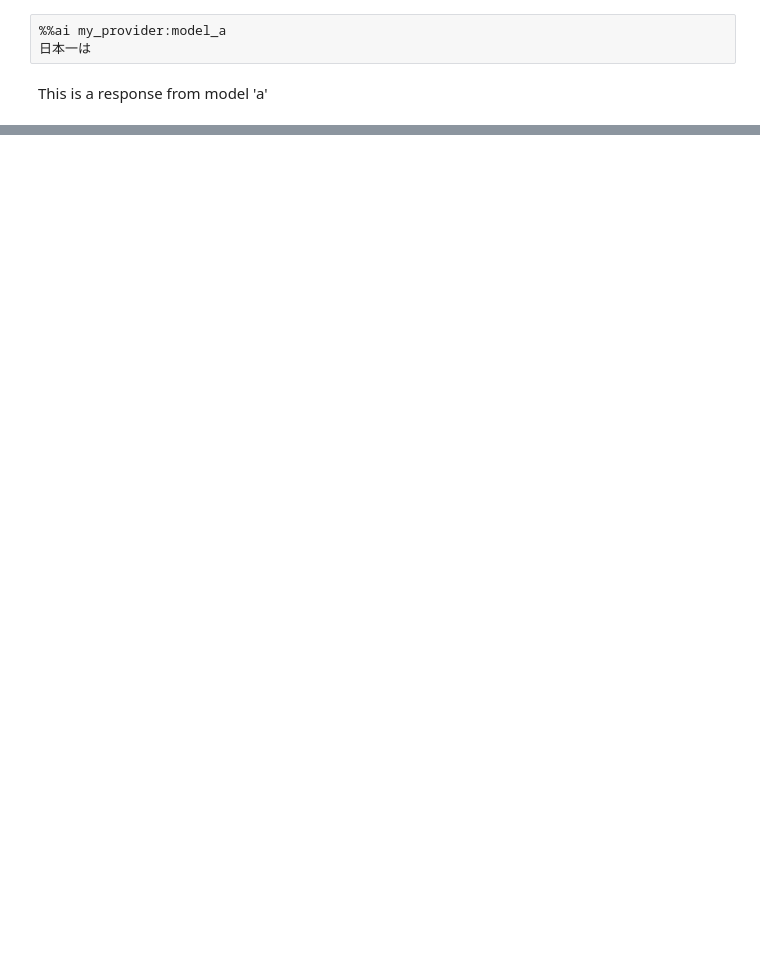
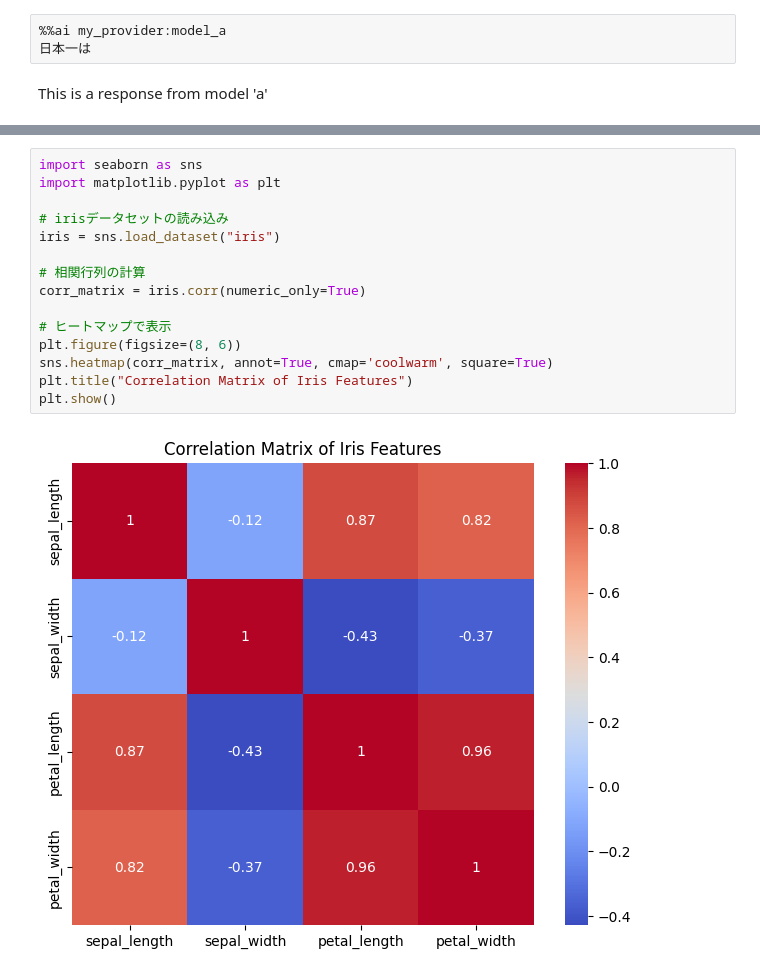
Before and after one commit to sdkn104/misc, a Jupyter notebook: Comp/jupyter/Untitled1.ipynb, the cells around one changed output, grey strips where cells are left out. Drawn from its saved outputs; the diff is of its cells as text; blank space fills up the shorter version.

```diff
--- a/Comp/jupyter/Untitled1.ipynb
+++ b/Comp/jupyter/Untitled1.ipynb
@@ -74,0 +81,17 @@ This is a response from model 'a'
+# %%
+import seaborn as sns
+import matplotlib.pyplot as plt
+
+# irisデータセットの読み込み
+iris = sns.load_dataset("iris")
+
+# 相関行列の計算
+corr_matrix = iris.corr(numeric_only=True)
+
+# ヒートマップで表示
+plt.figure(figsize=(8, 6))
+sns.heatmap(corr_matrix, annot=True, cmap='coolwarm', square=True)
+plt.title("Correlation Matrix of Iris Features")
+plt.show()
+# %% [output]
+[figure, added]
```
Also changed, not shown: parts of 6 cells of this notebook, 4 other files.
